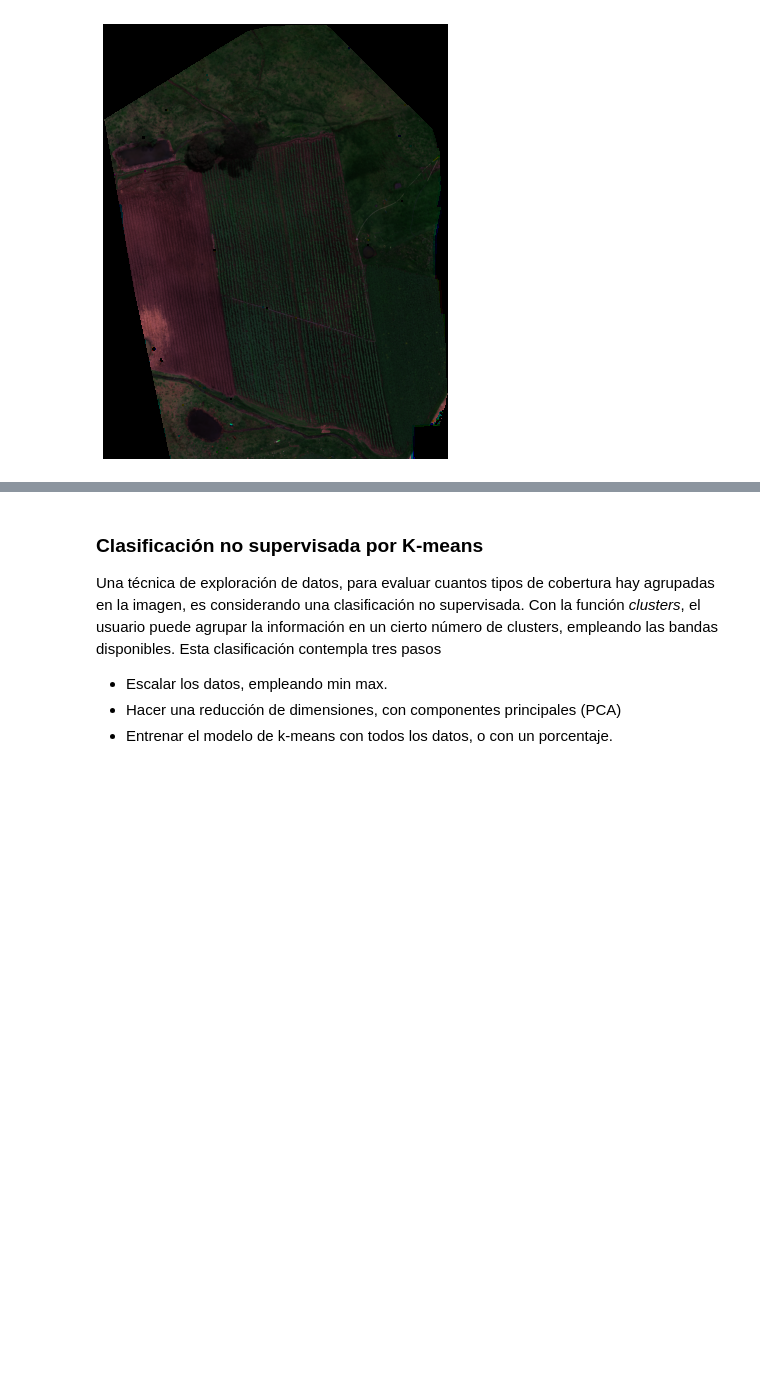
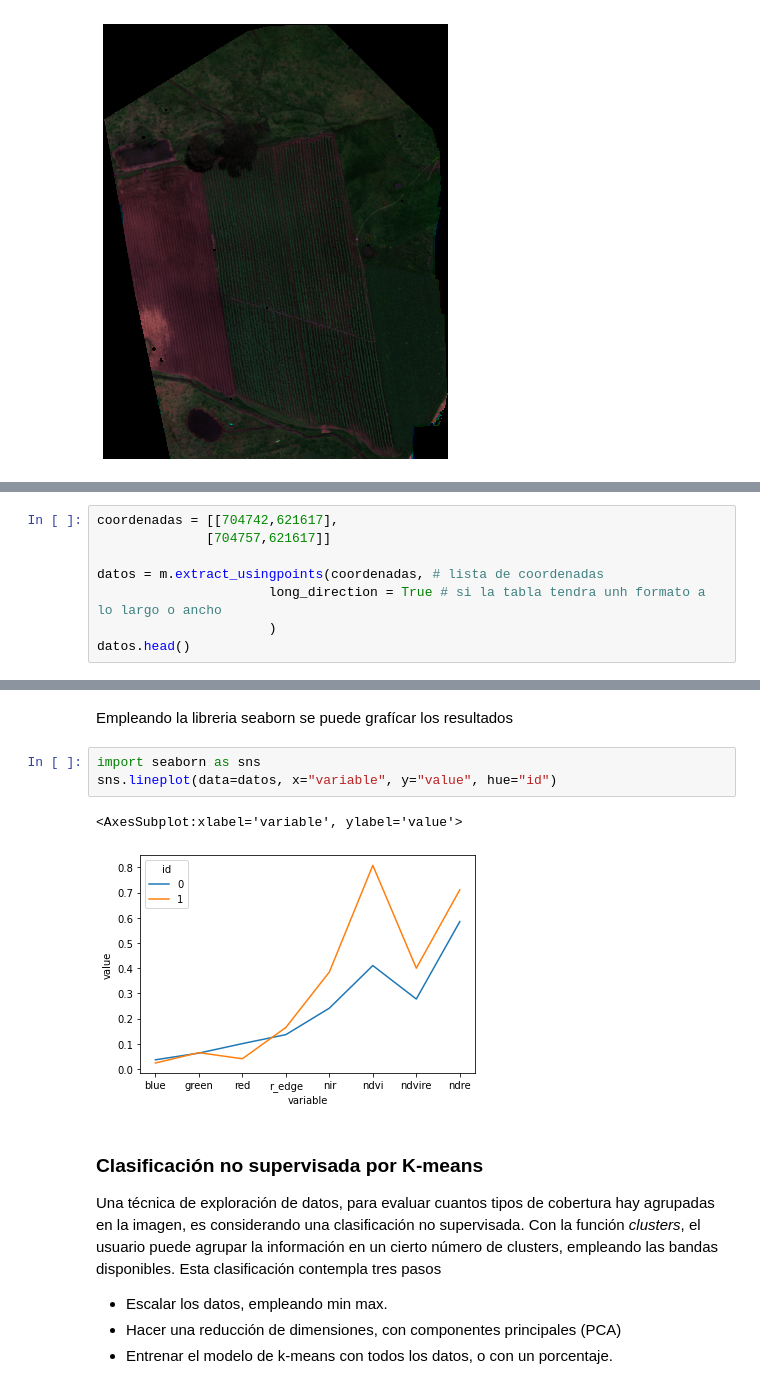
Before and after one commit to CIAT-DAPA/drone_data, a Jupyter notebook: ejemlo.ipynb, the cells around one changed output, grey strips where cells are left out. Cells and saved outputs as stored; diff of their text form; blank space fills up the shorter version.

Commit message:
new functions created for extracting data

```diff
--- a/ejemlo.ipynb
+++ b/ejemlo.ipynb
@@ -45,0 +54,8 @@ m.plot_multiplebands(['red', 'green', 'blue'])
+# %%
+coordenadas = [[704742,621617],
+              [704757,621617]]
+
+datos = m.extract_usingpoints(coordenadas, # lista de coordenadas
+                      long_direction = True # si la tabla tendra unh formato a lo largo o ancho
+                      )
+datos.head()
@@ -46,3 +69,11 @@ m.plot_multiplebands(['red', 'green', 'blue'])
+# %% [markdown]
+Empleando la libreria seaborn se puede grafícar los resultados
+# %%
+import seaborn as sns
+sns.lineplot(data=datos, x="variable", y="value", hue="id")
+# %% [output]
+<AxesSubplot:xlabel='variable', ylabel='value'>
+[figure, added]
 # %% [markdown]
 ### Clasificación no supervisada por K-means
 
```
Also changed, not shown: parts of 3 cells of this notebook, 2 other files.
